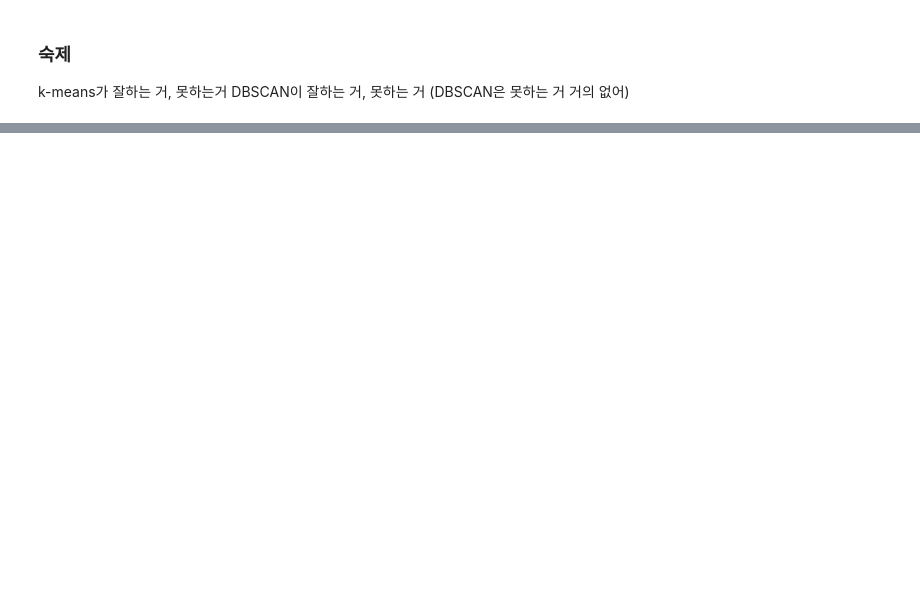
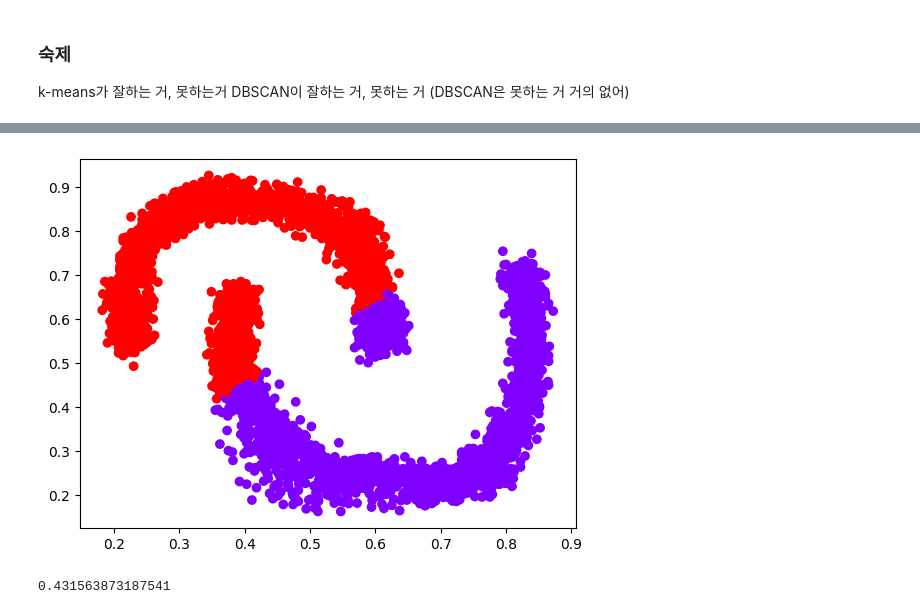
Before and after one commit to Park-HY-00/BAV, a Jupyter notebook: week8-hw.ipynb, the cells around one changed output, grey strips where cells are left out. Cells and saved outputs as stored; diff of their text form; code cells hidden in the pictures; blank space fills up the shorter version.

```diff
--- a/week8-hw.ipynb
+++ b/week8-hw.ipynb
@@ -81,0 +91,17 @@ DBSCAN이 잘하는 거, 못하는 거 (DBSCAN은 못하는 거 거의 없어)
+# %%
+training_points = banana_df[["col1", "col2"]]
+training_labels = banana_df["target"]
+
+kmeans = KMeans(n_clusters=2).fit(training_points)
+
+plt.scatter(training_points["col1"], training_points["col2"], c=kmeans.labels_,
+		cmap='rainbow')
+
+plt.show()
+
+arc = adjusted_rand_score(training_labels, kmeans.labels_)
+
+print(arc)
+# %% [output]
+[figure, added]
+0.431563873187541
```
Also changed, not shown: parts of 16 cells of this notebook, 7 other files.
